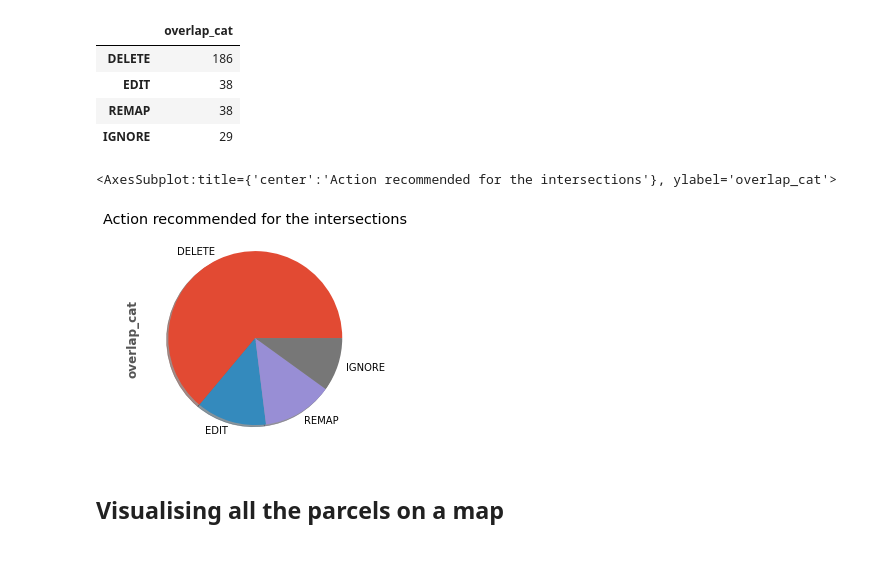
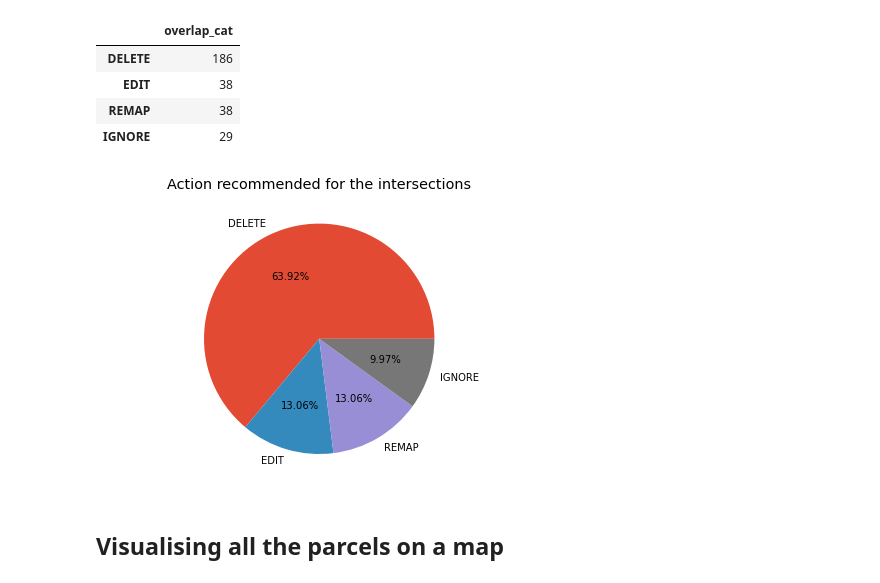
Before and after one commit to mrinalgrover/TakingRoot, a Jupyter notebook: code/OverlapAnalysis.ipynb, the cells around one changed output. Drawn from its saved outputs; the diff is of its cells as text; code cells hidden in the pictures.

```diff
--- a/code/OverlapAnalysis.ipynb
+++ b/code/OverlapAnalysis.ipynb
@@ -387,11 +427,17 @@ pie_df
 | EDIT | 38 |
 | REMAP | 38 |
 | IGNORE | 29 |
-# %%
-pairs_geo['overlap_cat'].value_counts().plot(kind = 'pie', shadow=True, title='Action recommended for the intersections')
-# %% [output]
-<AxesSubplot:title={'center':'Action recommended for the intersections'}, ylabel='overlap_cat'>
-[figure, removed]
+# %%
+fig = plt.figure()
+ax = fig.add_axes([0,0,1,1])
+ax.axis('equal')
+labels = ['DELETE', 'EDIT', 'REMAP', 'IGNORE']
+vals = [186,38, 38, 29]
+ax.pie(vals, labels = labels,autopct='%1.2f%%')
+plt.title('Action recommended for the intersections')
+plt.show()
+# %% [output]
+[figure, added]
 # %%
 edit_set = set()
 delete_set = set()
```
Also changed, not shown: parts of 13 cells of this notebook.
